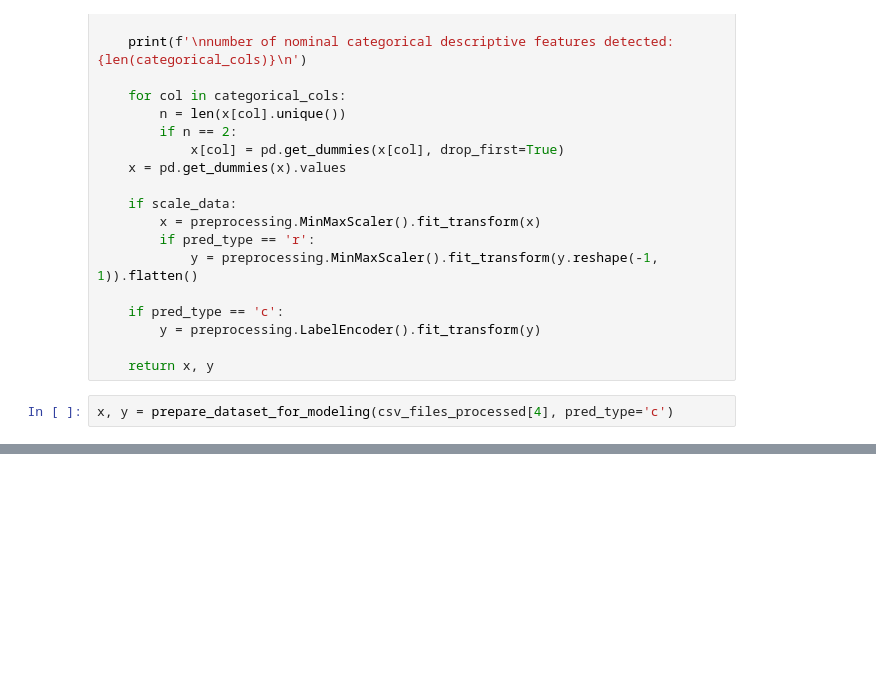
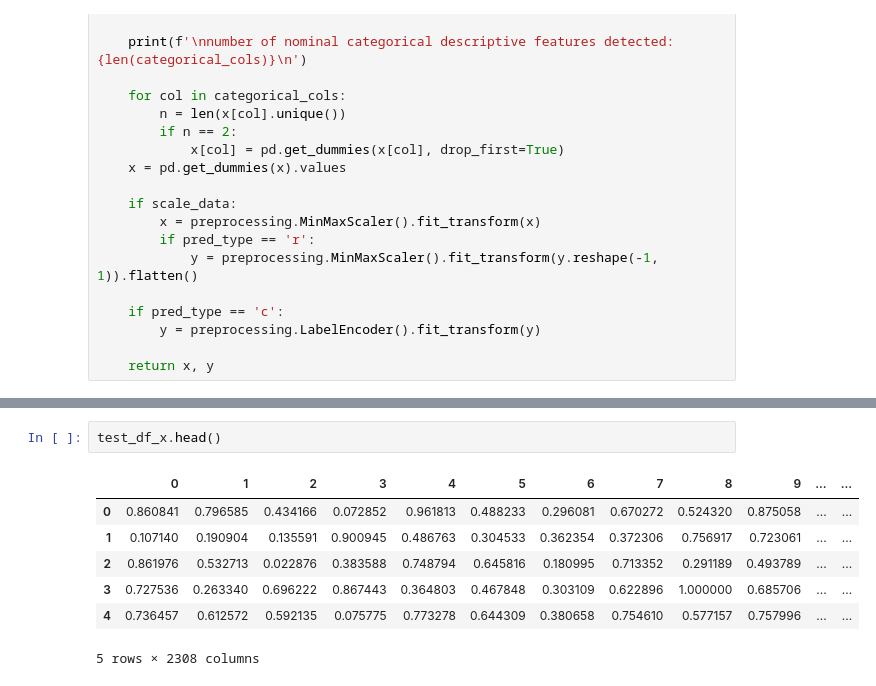
Before and after one commit to erirosv/Master-Thesis, a Jupyter notebook: notebooks/compare_datasets.ipynb, the cells around one changed output, grey strips where cells are left out. Saved outputs shown, nothing was run; the diff lists cells and outputs as text; blank space fills up the shorter version.

```diff
--- a/notebooks/compare_datasets.ipynb
+++ b/notebooks/compare_datasets.ipynb
@@ -112,5 +112,3 @@ def prepare_dataset_for_modeling(dataset_name,
         y = preprocessing.LabelEncoder().fit_transform(y)
 
     return x, y
-# %%
-x, y = prepare_dataset_for_modeling(csv_files_processed[4], pred_type='c')
@@ -118,0 +228,10 @@ IndexError: single positional indexer is out-of-bounds
+# %%
+test_df_x.head()
+# %% [output]
+|  | 0 | 1 | 2 | 3 | 4 | 5 | 6 | 7 | 8 | 9 | ... | ... |
+| 0 | 0.860841 | 0.796585 | 0.434166 | 0.072852 | 0.961813 | 0.488233 | 0.296081 | 0.670272 | 0.524320 | 0.875058 | ... | ... |
+| 1 | 0.107140 | 0.190904 | 0.135591 | 0.900945 | 0.486763 | 0.304533 | 0.362354 | 0.372306 | 0.756917 | 0.723061 | ... | ... |
+| 2 | 0.861976 | 0.532713 | 0.022876 | 0.383588 | 0.748794 | 0.645816 | 0.180995 | 0.713352 | 0.291189 | 0.493789 | ... | ... |
+| 3 | 0.727536 | 0.263340 | 0.696222 | 0.867443 | 0.364803 | 0.467848 | 0.303109 | 0.622896 | 1.000000 | 0.685706 | ... | ... |
+| 4 | 0.736457 | 0.612572 | 0.592135 | 0.075775 | 0.773278 | 0.644309 | 0.380658 | 0.754610 | 0.577157 | 0.757996 | ... | ... |
+5 rows × 2308 columns
```
Also changed, not shown: parts of 5 cells of this notebook, 1 other file.
